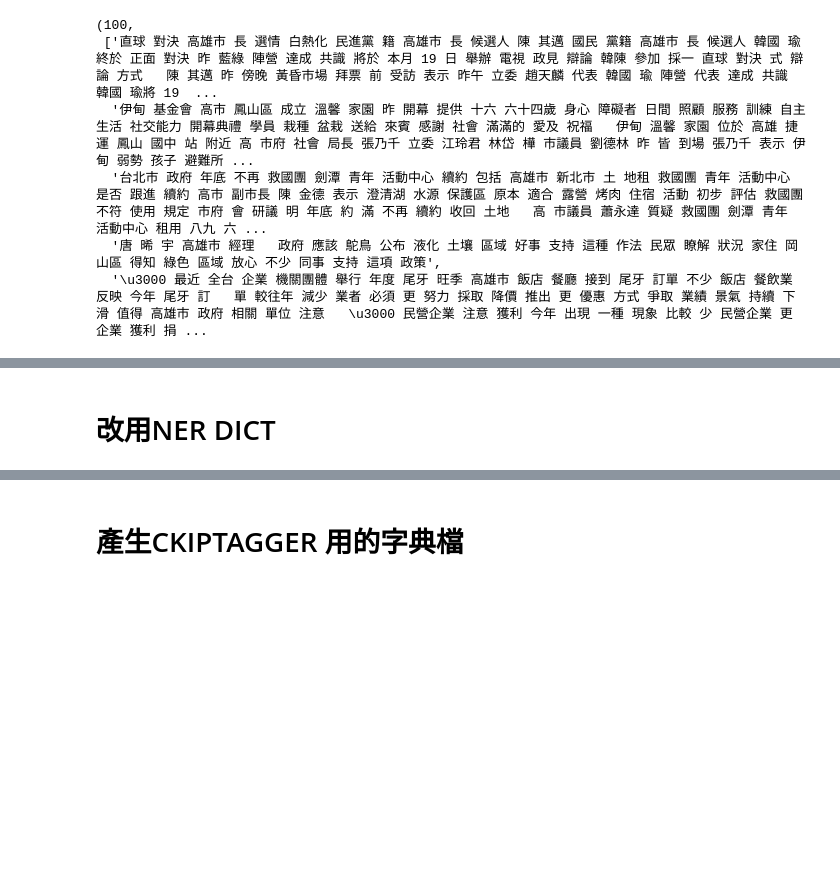
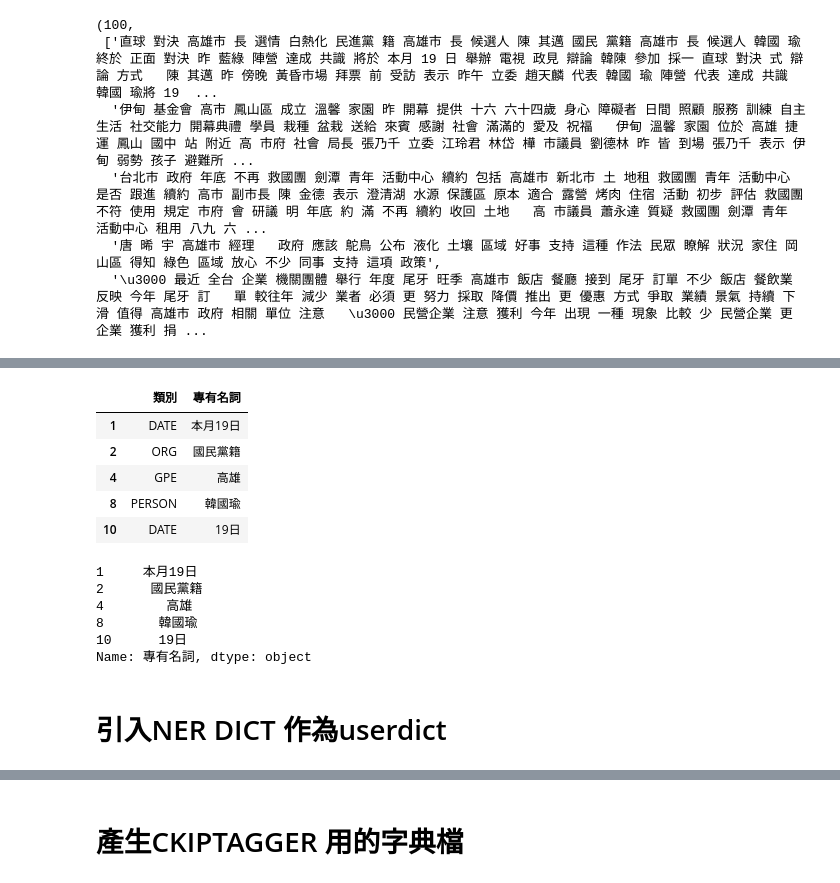
Before and after one commit to hantedyou/NER_TEST, a Jupyter notebook: Compare.ipynb, the cells around one changed output, grey strips where cells are left out. Cells and saved outputs as stored; diff of their text form; code cells hidden in the pictures; blank space fills up the shorter version.

```diff
--- a/Compare.ipynb
+++ b/Compare.ipynb
@@ -469,0 +484,20 @@ NER_Data
+# %%
+ner_dict = pd.read_excel("NER_reult.xls",index_col=0)
+ner_dict[:5]
+# %% [output]
+|  | 類別 | 專有名詞 |
+| 1 | DATE | 本月19日 |
+| 2 | ORG | 國民黨籍 |
+| 4 | GPE | 高雄 |
+| 8 | PERSON | 韓國瑜 |
+| 10 | DATE | 19日 |
+# %%
+ner_dict = ner_dict['專有名詞']
+ner_dict[:5]
+# %% [output]
+1     本月19日
+2      國民黨籍
+4        高雄
+8       韓國瑜
+10      19日
+Name: 專有名詞, dtype: object
@@ -470,5 +510,5 @@ NER_Data
 # %% [markdown]
-# 改用NER DICT
+# 引入NER DICT 作為userdict
 # %%
 path_b_dict = r"D:\python_kcc\dict\dict.big.txt"
 #path_b_dict =  r"D:\python_kcc\NER\NER_dict.txt"
```
Also changed, not shown: parts of 46 cells of this notebook.
